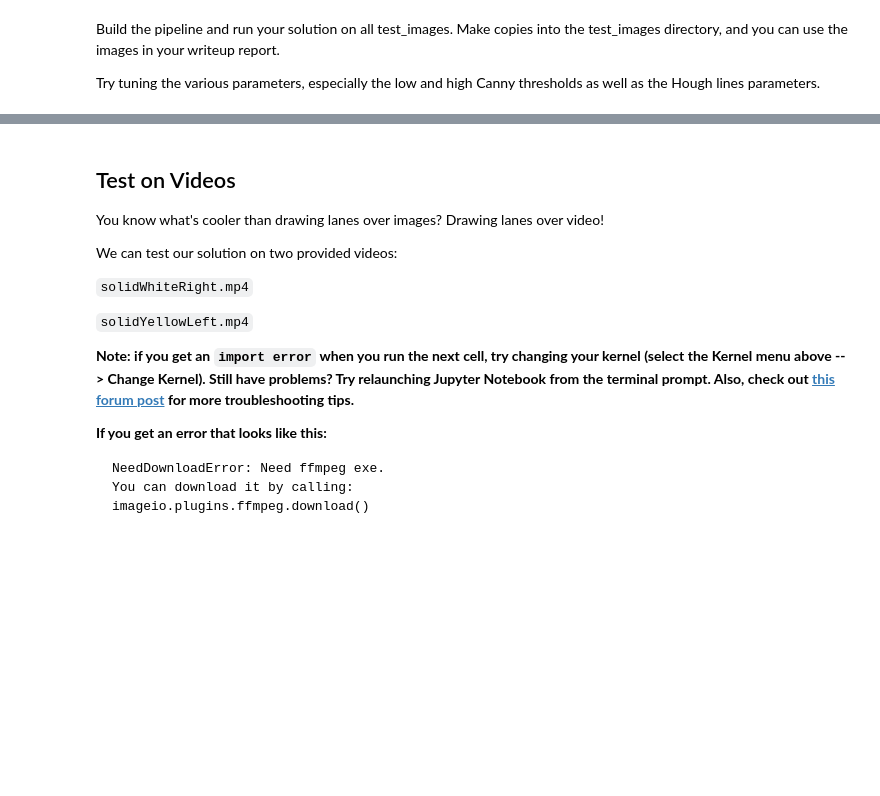
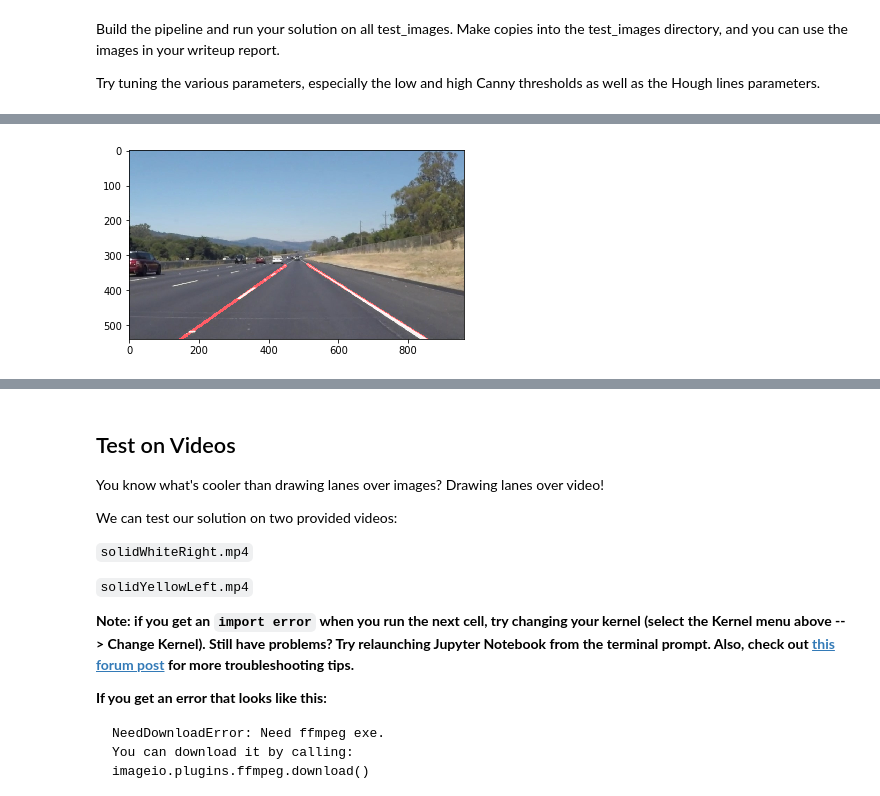
Before and after one commit to Blitzman/CarND-LaneLines-P1, a Jupyter notebook: P1.ipynb, the cells around one changed output, grey strips where cells are left out. Saved outputs shown, nothing was run; the diff lists cells and outputs as text; code cells hidden in the pictures; blank space fills up the shorter version.

Commit message:
refactor process image function to allow parameters

```diff
--- a/P1.ipynb
+++ b/P1.ipynb
@@ -274,0 +223,89 @@ solidWhiteCurve.jpg
+# %%
+# TODO: Build your pipeline that will draw lane lines on the test_images
+# then save them to the test_images directory.
+
+def process_image (image, show_output = False,
+                   gray_threshold = 200,
+                   gaussian_kernel_size = 5,
+                   gaussian_iterations = 5,
+                   canny_low_threshold = 50,
+                   canny_high_threshold = 150,
+                   hough_rho = 4,
+                   hough_theta = np.pi/180,
+                   hough_threshold = 10,
+                   hough_min_line_length = 8,
+                   hough_max_line_gap = 16):
+
+    if (show_output):
+        plt.figure()
+        plt.imshow(image)
+
+    gray = grayscale(image)
+
+    if (show_output):
+        plt.figure()
+        plt.imshow(gray, cmap='gray')
+
+    threshold = gray[:,:] < gray_threshold
+    gray[threshold] = 0
+
+    if (show_output):
+        plt.figure()
+        plt.imshow(gray, cmap='gray')
+
+    # Apply Gaussian smoothing
+    blur_gray = gaussian_blur(gray, gaussian_kernel_size)
+
+    if (show_output):
+        plt.figure()
+        plt.imshow(blur_gray,  cmap='gray')
+
+    # Apply Canny edge dectector
+    edges = canny(blur_gray, canny_low_threshold, canny_high_threshold)
+
+    if (show_output):
+        plt.figure()
+        plt.imshow(edges, cmap='gray')
+
+    # Mask Canny edges using a polygonal ROI
+    imshape = image.shape
+    vertices = np.array([[(0,imshape[0]),(450, 320), (490, 320), (imshape[1],imshape[0])]], dtype=np.int32)
+    masked_edges = region_of_interest(edges, vertices)
+
+    if (show_output):
+        plt.figure()
+        plt.imshow(masked_edges, cmap='gray')
+
+    # Apply Hough transform to detect lines
+    lines = hough_lines(masked_edges, hough_rho, hough_theta, hough_threshold, hough_min_line_length, hough_max_line_gap)
+
+    # Prune outliers
+    filtered_lines = filter_lines(lines)
+    line_img = np.zeros((image.shape[0], image.shape[1], 3), dtype=np.uint8)
+    draw_lines(line_img, lines, [0, 255, 0])
+    draw_lines(line_img, filtered_lines)
+
+    if (show_output):
+        plt.figure()
+        plt.imshow(line_img)
+
+    # Fit lines
+    fitted_lines_img = np.zeros((image.shape[0], image.shape[1], 3), dtype=np.uint8)
+    draw_lines_fit(fitted_lines_img, filtered_lines)
+
+    # Draw the lines on the edge image
+    result = weighted_img(image, fitted_lines_img)
+
+    if (show_output):
+        plt.figure()
+        plt.imshow(fitted_lines_img)
+
+    return result
+
+for image_name in image_names:
+    print(image_name)
+    image = mpimg.imread('test_images/' + image_name)
+    res_img = process_image(image)
+    plt.figure()
+    plt.imshow(res_img)
+# %% [output]
@@ -274,0 +318 @@ solidWhiteCurve.jpg
+[figure, added]
```
Also changed, not shown: parts of 7 cells of this notebook, 16 other files.
